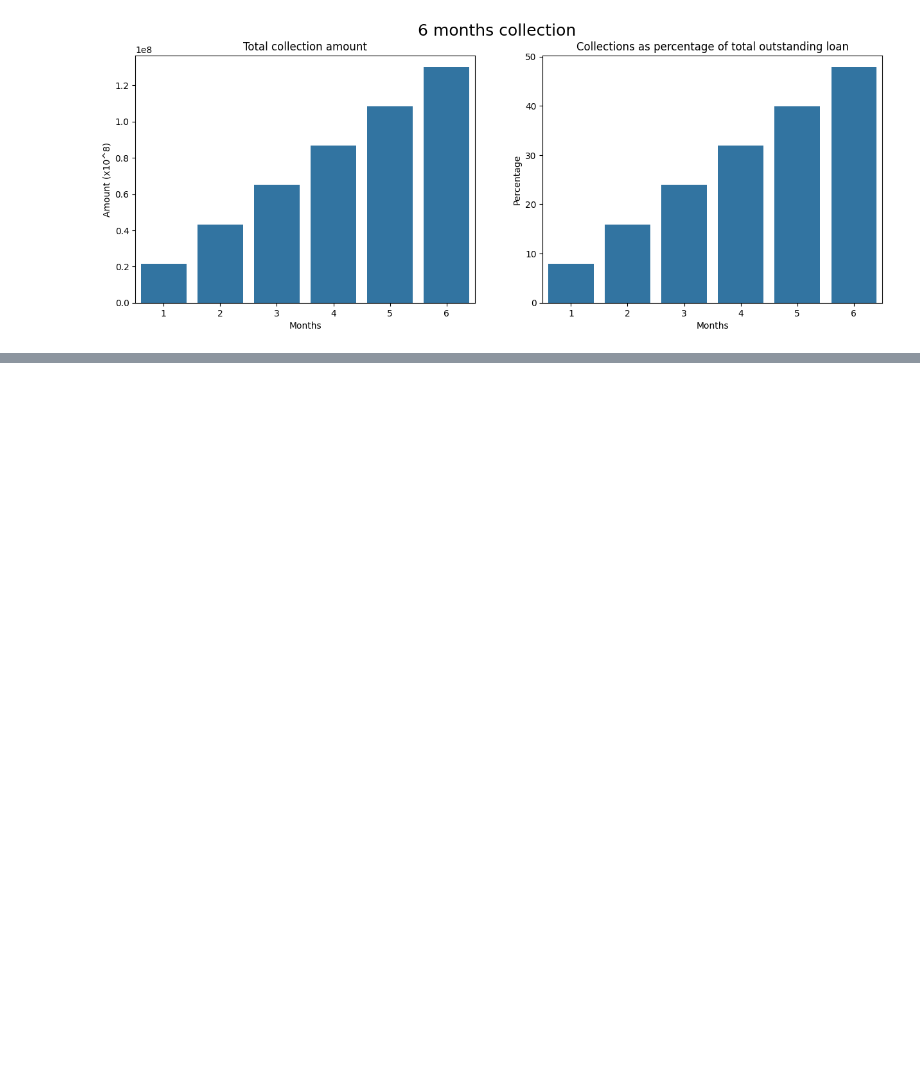
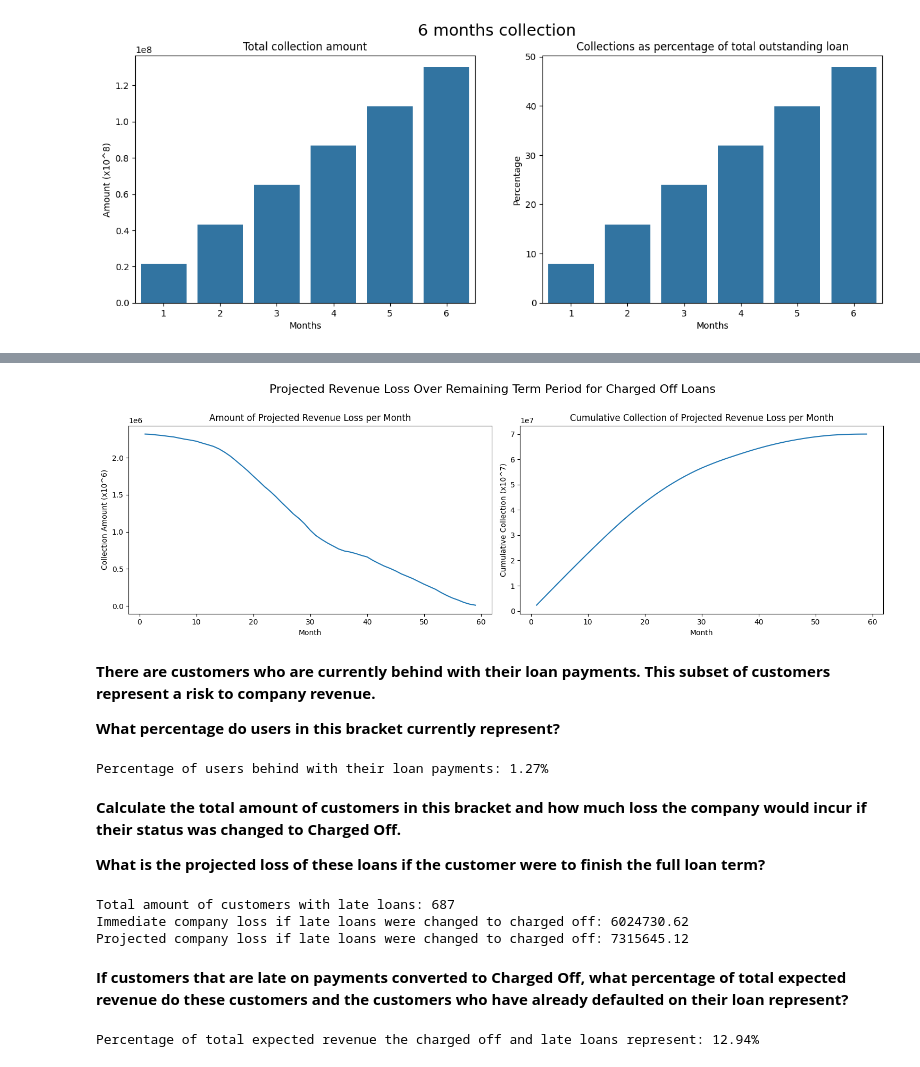
Before and after one commit to hosna22/EDA-Customer-Loans, a Jupyter notebook: analysis.ipynb, the cells around one changed output, grey strips where cells are left out. Saved outputs shown, nothing was run; the diff lists cells and outputs as text; code cells hidden in the pictures; blank space fills up the shorter version.

```diff
--- a/analysis.ipynb
+++ b/analysis.ipynb
@@ -98,0 +115,76 @@ Expected loss percentage for charged off loans 58.23
+# %%
+# Find how long of the term has passed
+charged_off_df['time_difference'] = (charged_off_df['last_payment_date'] - charged_off_df['issue_date'])
+charged_off_df['day'] = pd.to_timedelta(charged_off_df['time_difference'], errors='coerce').dt.days
+charged_off_df['day'] = charged_off_df['day'].astype('int64')
+
+# Determine term number of months remaining
+charged_off_df['remaining_term'] = charged_off_df['term']-(round(charged_off_df['day']/30.4167))
+
+positive_mask = (charged_off_df['remaining_term'] > 0)
+
+charged_off_df_pos = charged_off_df[positive_mask]
+
+# Determine the maximum remaining term among the loans
+max_month = charged_off_df_pos['remaining_term'].max()
+
+monthly_collections = []
+for m in range(1, int(max_month) + 1):
+    # For each month m, only include loans that have at least m months remaining.
+    total_for_month = charged_off_df_pos.loc[charged_off_df_pos['remaining_term'] >= m, 'instalment'].sum()
+    monthly_collections.append(total_for_month)
+
+cumulative_collections = np.cumsum(monthly_collections)
+
+line_xvalue = list(range(1, int(max_month) + 1))
+line_xlabel = 'Month'
+
+line_yvalue_1 = monthly_collections
+line_ylabel_1 = 'Collection Amount (x10^6)'
+line_title_1 = 'Amount of Projected Revenue Loss per Month'
+
+line_yvalue_2 = cumulative_collections
+line_ylabel_2 = 'Cumulative Collection (x10^7)'
+line_title_2 = 'Cumulative Collection of Projected Revenue Loss per Month'
+
+line_title = 'Projected Revenue Loss Over Remaining Term Period for Charged Off Loans'
+
+plot.plot_two_line_graphs(line_xvalue,line_yvalue_1, line_xlabel, line_ylabel_1, line_title_1,line_xvalue, line_yvalue_2, line_xlabel, line_ylabel_2, line_title_2, line_title)
+# %% [output]
+[figure, added]
+# %% [markdown]
+**There are customers who are currently behind with their loan payments. This subset of customers represent a risk to company revenue.**
+
+**What percentage do users in this bracket currently represent?**
+# %%
+late_loans_mask = ((loans_df['loan_status'].str.contains('late', case=False)) | (loans_df['payment_plan'] == 'y'))
+late_loans_df = loans_df[late_loans_mask]
+
+late_users_percentage = round(len(late_loans_df)/len(loans_df)*100, 2)
+print(f'Percentage of users behind with their loan payments: {late_users_percentage}%')
+# %% [output]
+Percentage of users behind with their loan payments: 1.27%
+# %% [markdown]
+**Calculate the total amount of customers in this bracket and how much loss the company would incur if their status was changed to Charged Off.**
+
+**What is the projected loss of these loans if the customer were to finish the full loan term?**
+# %%
+print(f'Total amount of customers with late loans: {len(late_loans_df)}')
+
+late_immediate_loss = round(late_loans_df['out_prncp'].sum()+late_loans_df['recoveries'].sum(),2)
+print(f'Immediate company loss if late loans were changed to charged off: {late_immediate_loss}')
+
+late_loans_df['total_to_be_paid'] = late_loans_df['instalment']*late_loans_df['term']
+late_projected_loss = round(late_loans_df['total_to_be_paid'].sum() - late_loans_df['total_payment'].sum(), 2)
+print(f'Projected company loss if late loans were changed to charged off: {late_projected_loss}')
+# %% [output]
+Total amount of customers with late loans: 687
+Immediate company loss if late loans were changed to charged off: 6024730.62
+Projected company loss if late loans were changed to charged off: 7315645.12
+# %% [markdown]
+**If customers that are late on payments converted to Charged Off, what percentage of total expected revenue do these customers and the customers who have already defaulted on their loan represent?**
+# %%
+late_and_charged_off_revenue = late_loans_df['total_to_be_paid'].sum() + charged_off_df['total_to_be_paid'].sum()
+print(f'Percentage of total expected revenue the charged off and late loans represent: {round(late_and_charged_off_revenue/loans_df['total_to_be_paid'].sum()*100,2)}%')
+# %% [output]
+Percentage of total expected revenue the charged off and late loans represent: 12.94%
```
Also changed, not shown: parts of 13 cells of this notebook, 3 other files.
